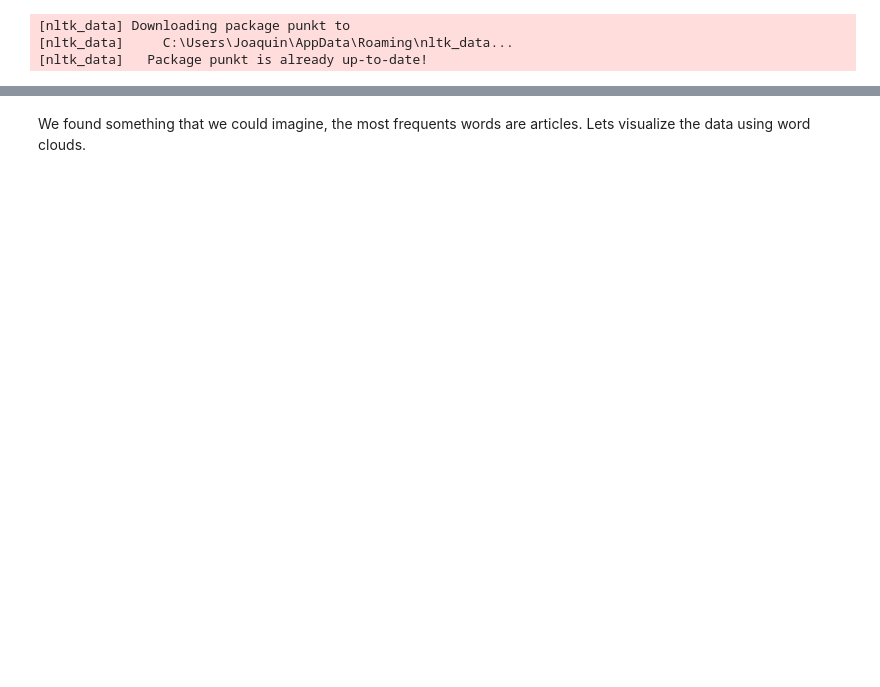
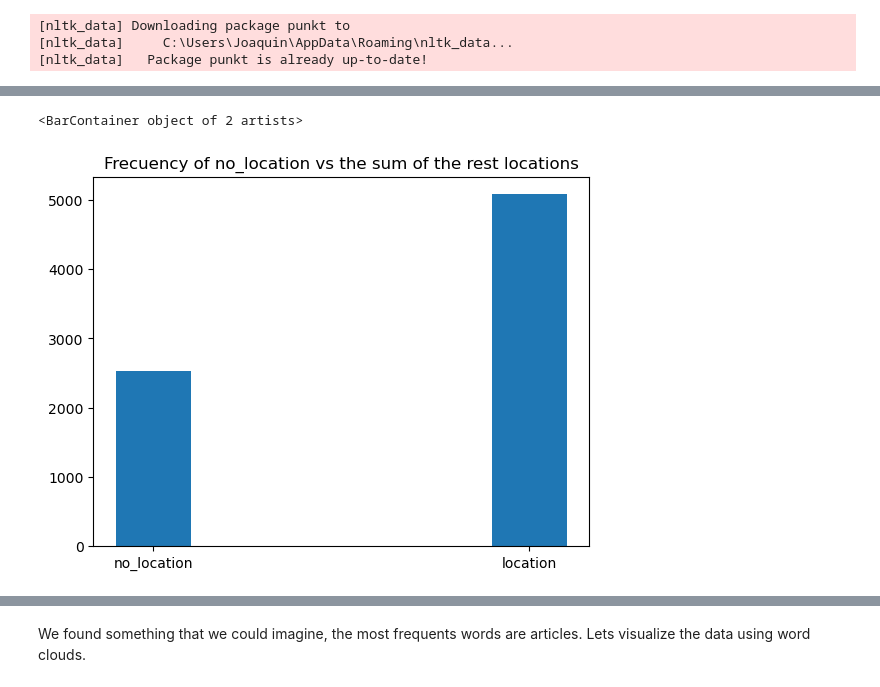
Before and after one commit to joacssilveira/kaggle_competition_NLP, a Jupyter notebook: data-cleaning.ipynb, the cells around one changed output, grey strips where cells are left out. Cells and saved outputs as stored; diff of their text form; code cells hidden in the pictures; blank space fills up the shorter version.

```diff
--- a/data-cleaning.ipynb
+++ b/data-cleaning.ipynb
@@ -51,0 +110,2 @@ Name: target, dtype: int64
+# %%
+location_freq = df_train.location.value_counts()
@@ -51,0 +118,8 @@ Name: target, dtype: int64
+# %%
+x = location_dict.keys()
+heigh = location_dict.values()
+plt.title('Frecuency of no_location vs the sum of the rest locations')
+plt.bar(x, heigh, width=0.2,align= 'center')
+# %% [output]
+<BarContainer object of 2 artists>
+[figure, added]
```
Also changed, not shown: parts of 63 cells of this notebook, 1 other file.
